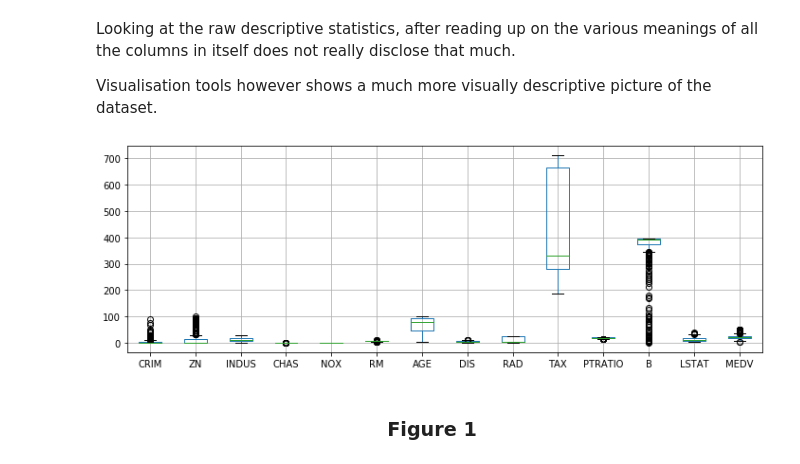
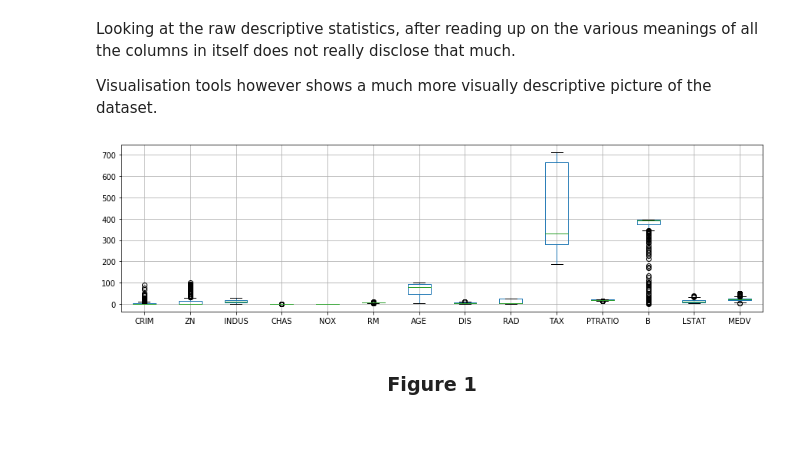
Before and after one commit to G00364778/52954_Assesment_Machine_Learning_and_Statistics, a Jupyter notebook: Boston_House_Price_Analyses.ipynb, the cells around one changed output. Drawn from its saved outputs; the diff is of its cells as text; code cells hidden in the pictures; blank space fills up the shorter version.

```diff
--- a/Boston_House_Price_Analyses.ipynb
+++ b/Boston_House_Price_Analyses.ipynb
@@ -95,10 +67,10 @@ Looking at the raw descriptive statistics, after reading up on the various meani
 
 Visualisation tools however shows a much more visually descriptive picture of the dataset.
 # %%
-df.boxplot(figsize=(12,4))
+df.boxplot(figsize=(15,4))
 pl.ion()
 # %% [output]
-[figure, old version]
+[figure, new version]
 # %% [markdown]
 ### <center>Figure 1</center>
 # %% [markdown]
```
Also changed, not shown: parts of 49 cells of this notebook.
